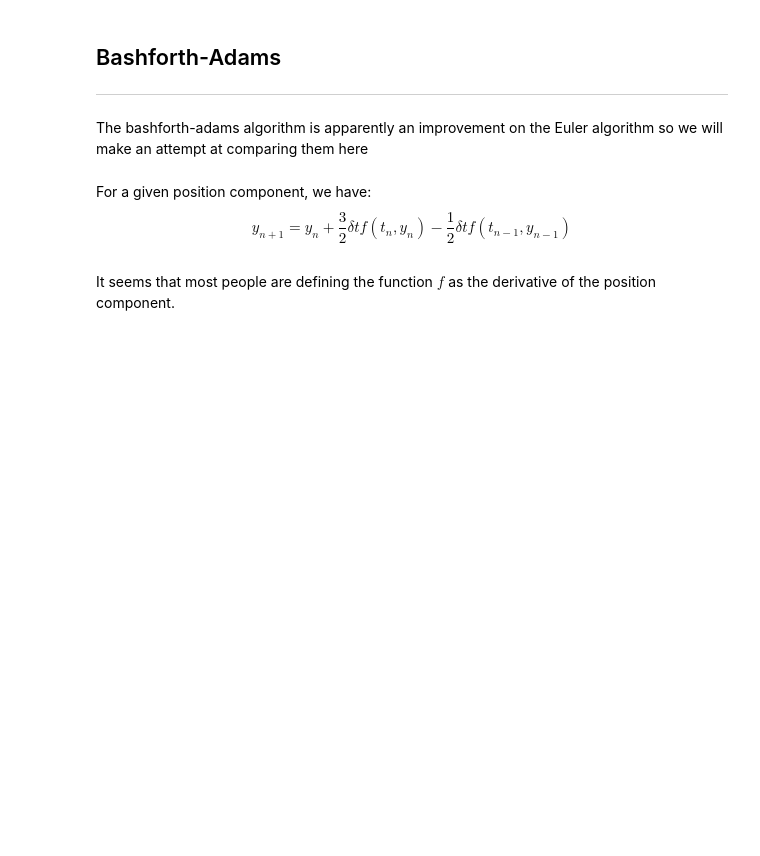
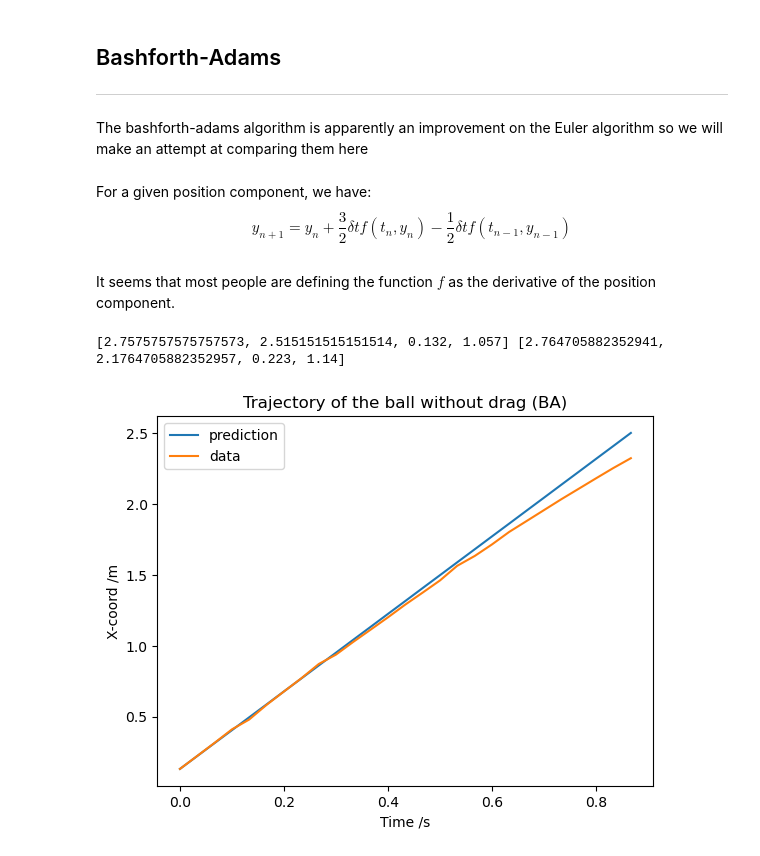
Before and after one commit to imnotartsy/PHY68, a Jupyter notebook: Car.ipynb, the cells around one changed output. Cells and saved outputs as stored; diff of their text form; code cells hidden in the pictures; blank space fills up the shorter version.

```diff
--- a/Car.ipynb
+++ b/Car.ipynb
@@ -238,3 +243,58 @@ $$ y_{n+1} = y_n + \frac{3}{2} \delta t f\left(t_n,y_n\right) - \frac{1}{2} \del
 # %% [markdown]
 It seems that most people are defining the function $f$ as the derivative of the
 position component.
+# %%
+# BA Initial Conditions
+
+i_coord0 = initial_conditions(df.loc[0], df.loc[1])
+i_coord1 = initial_conditions(df.loc[1], df.loc[2])
+
+y0  = i_coord0[3]        # initial y (m)
+x0  = i_coord0[2]        # initial x (m)
+vy0 = i_coord0[1]        # iniital y velocity (m/s)
+vx0 = i_coord0[0]        # initial x velocity (m/s)
+
+y1  = i_coord1[3]        # initial +1 y (m)
+x1  = i_coord1[2]        # initial +1 x (m)
+vy1 = i_coord1[1]        # iniital +1 y velocity (m/s)
+vx1 = i_coord1[0]        # initial +1 x velocity (m/s)
+
+print(i_coord0,i_coord1)
+# %% [output]
+[2.7575757575757573, 2.515151515151514, 0.132, 1.057] [2.764705882352941, 2.1764705882352957, 0.223, 1.14]
+# %%
+## setting up euler method time evolution
+t = np.linspace(t0, tf, nsteps)
+
+vy_ba = np.zeros([nsteps])
+vx_ba = np.zeros([nsteps])
+y_ba  = np.zeros([nsteps])
+x_ba  = np.zeros([nsteps])
+
+y_ba[0]  = y0
+x_ba[0]  = x0
+y_ba[1]  = y1
+x_ba[1]  = x1
+vy_ba[0] = vy0
+vx_ba[0] = vx0
+vy_ba[1] = vy1
+vx_ba[1] = vx1
+# %%
+## time evolving
+for i in range(0, nsteps-2):
+    y_ba[i+2]  = y_ba[i+1] + dt * (3/2*vy_ba[i+1] - 1/2*vy_ba[i])
+    vy_ba[i+2] = vy_ba[i+1] - dt * g
+
+    x_ba[i+2]  = x_ba[i+1] + dt * (3/2*vx_ba[i+1] - 1/2*vx_ba[i])
+    vx_ba[i+2] = vx_ba[i]
+# %%
+plt.plot(t, x_ba, label="prediction")
+plt.plot(df['t'], df['x'], label="data")
+plt.plot()
+plt.title('Trajectory of the ball without drag (BA)')
+plt.xlabel('Time /s')
+plt.ylabel('X-coord /m')
+plt.legend()
+plt.show()
+# %% [output]
+[figure, added]
```
Also changed, not shown: parts of 15 cells of this notebook.
